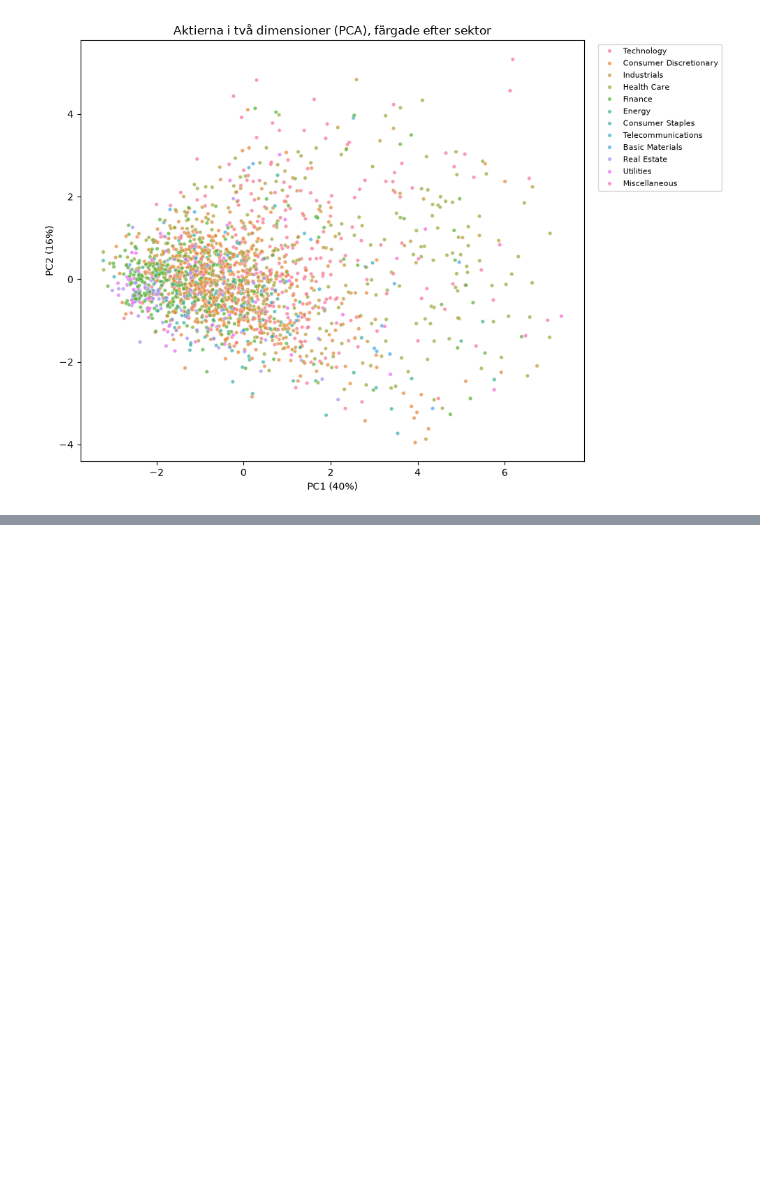
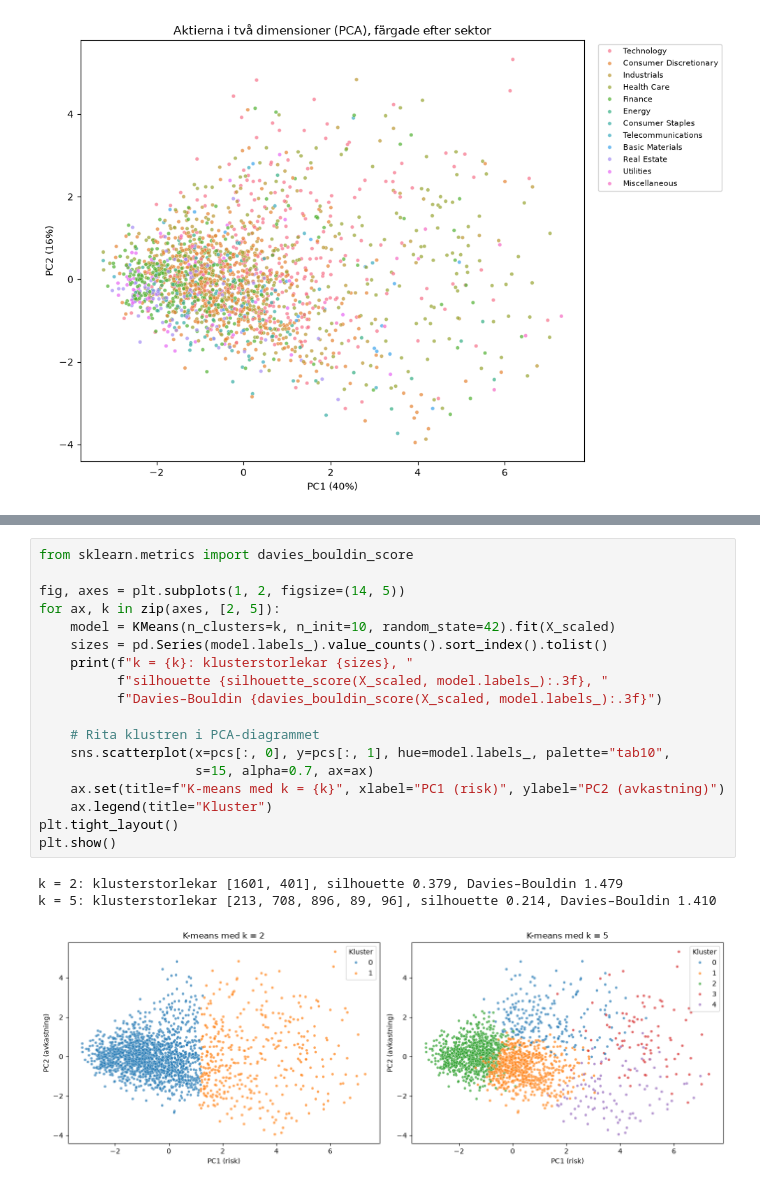
Before and after one commit to peter868686/Aktieklustring, a Jupyter notebook: notebooks/analys.ipynb, the cells around one changed output, grey strips where cells are left out. Drawn from its saved outputs; the diff is of its cells as text; blank space fills up the shorter version.

Commit message:
Baslinje K-means k=5 och test utan max_fall

```diff
--- a/notebooks/analys.ipynb
+++ b/notebooks/analys.ipynb
@@ -567,0 +619,22 @@ Sammanfattningsvis ligger de flesta aktier i en tät grupp till vänster (stabil
+# %%
+from sklearn.metrics import davies_bouldin_score
+
+fig, axes = plt.subplots(1, 2, figsize=(14, 5))
+for ax, k in zip(axes, [2, 5]):
+    model = KMeans(n_clusters=k, n_init=10, random_state=42).fit(X_scaled)
+    sizes = pd.Series(model.labels_).value_counts().sort_index().tolist()
+    print(f"k = {k}: klusterstorlekar {sizes}, "
+          f"silhouette {silhouette_score(X_scaled, model.labels_):.3f}, "
+          f"Davies–Bouldin {davies_bouldin_score(X_scaled, model.labels_):.3f}")
+
+    # Rita klustren i PCA-diagrammet
+    sns.scatterplot(x=pcs[:, 0], y=pcs[:, 1], hue=model.labels_, palette="tab10",
+                    s=15, alpha=0.7, ax=ax)
+    ax.set(title=f"K-means med k = {k}", xlabel="PC1 (risk)", ylabel="PC2 (avkastning)")
+    ax.legend(title="Kluster")
+plt.tight_layout()
+plt.show()
+# %% [output]
+k = 2: klusterstorlekar [1601, 401], silhouette 0.379, Davies–Bouldin 1.479
+k = 5: klusterstorlekar [213, 708, 896, 89, 96], silhouette 0.214, Davies–Bouldin 1.410
+[figure, added]
```
Also changed, not shown: parts of 11 cells of this notebook.
